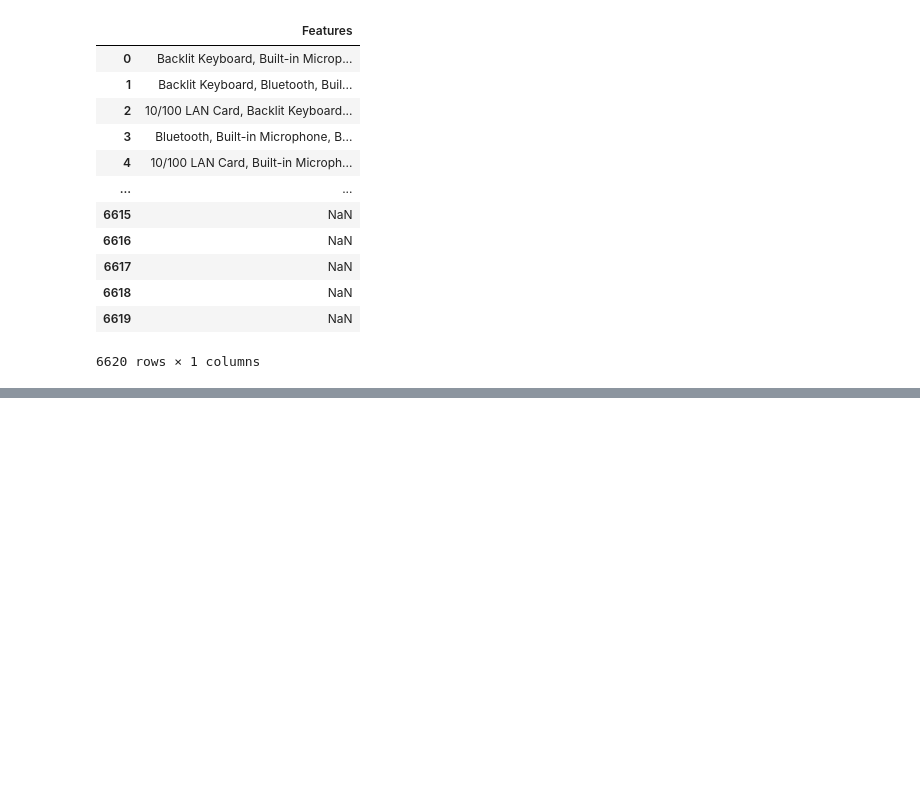
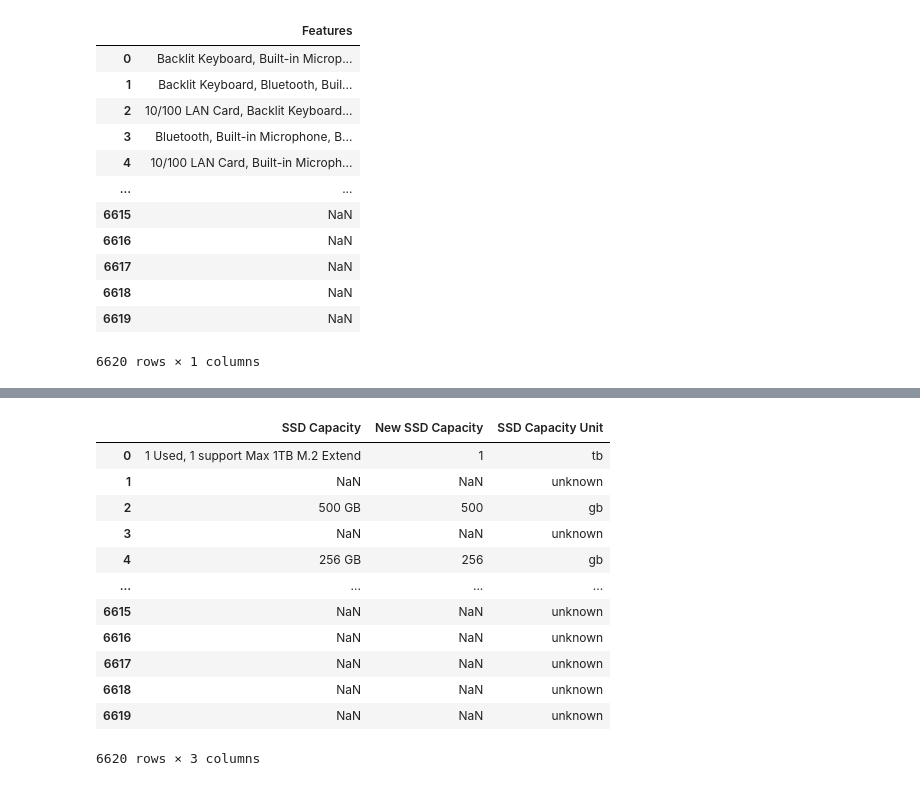
Before and after one commit to ElvinRustamov/Data-Enthusiast-Learning-Journey-Work-Samples, a Jupyter notebook: Ebay Scraper/cleaning.ipynb, the cells around one changed output, grey strips where cells are left out. Drawn from its saved outputs; the diff is of its cells as text; code cells hidden in the pictures; blank space fills up the shorter version.

```diff
--- a/Ebay Scraper/cleaning.ipynb
+++ b/Ebay Scraper/cleaning.ipynb
@@ -618,25 +618,3 @@ data[['Features']]
 | 6618 | NaN |
 | 6619 | NaN |
 6620 rows × 1 columns
-# %%
-# I will convert all values to gb in 'Hard Drive Capacity'. If I can't change I will replace that value with missing value (There are values like: no, not included, non, ssd only and etc...).
-new_hard_drive_capacity = []
-
-for v in data['Hard Drive Capacity'].str.lower():
-    capacity = ''
-    if type(v) == type('string'):
-        if re.search("\d", v):
-            for l in v:
-                if len(capacity) == 3:
-                    break
-                if l.isdigit():
-                    capacity += l
-            if 'tb' in v: # 1 TB = 1000 gb (2^10 in binary)
-                capacity += '000'
-            new_hard_drive_capacity.append(capacity)
-        else:
-            new_hard_drive_capacity.append(0)
-    else:
-        new_hard_drive_capacity.append(np.nan)
-
-data['Hard Drive Capacity GB'] = new_hard_drive_capacity
@@ -642,0 +680,21 @@ data['Hard Drive Capacity GB'] = new_hard_drive_capacity
+# %%
+new_ssd_drive_capacity, new_ssd_capacity_unit = cleaning_function(data, 'SSD Capacity')
+
+data['New SSD Capacity'] = new_ssd_drive_capacity
+data['SSD Capacity Unit'] = new_ssd_capacity_unit
+
+data.loc[:, ['SSD Capacity', 'New SSD Capacity', 'SSD Capacity Unit']]
+# %% [output]
+|  | SSD Capacity | New SSD Capacity | SSD Capacity Unit |
+| 0 | 1 Used, 1 support Max 1TB M.2 Extend | 1 | tb |
+| 1 | NaN | NaN | unknown |
+| 2 | 500 GB | 500 | gb |
+| 3 | NaN | NaN | unknown |
+| 4 | 256 GB | 256 | gb |
+| ... | ... | ... | ... |
+| 6615 | NaN | NaN | unknown |
+| 6616 | NaN | NaN | unknown |
+| 6617 | NaN | NaN | unknown |
+| 6618 | NaN | NaN | unknown |
+| 6619 | NaN | NaN | unknown |
+6620 rows × 3 columns
```
Also changed, not shown: parts of 18 cells of this notebook, 1 other file.
